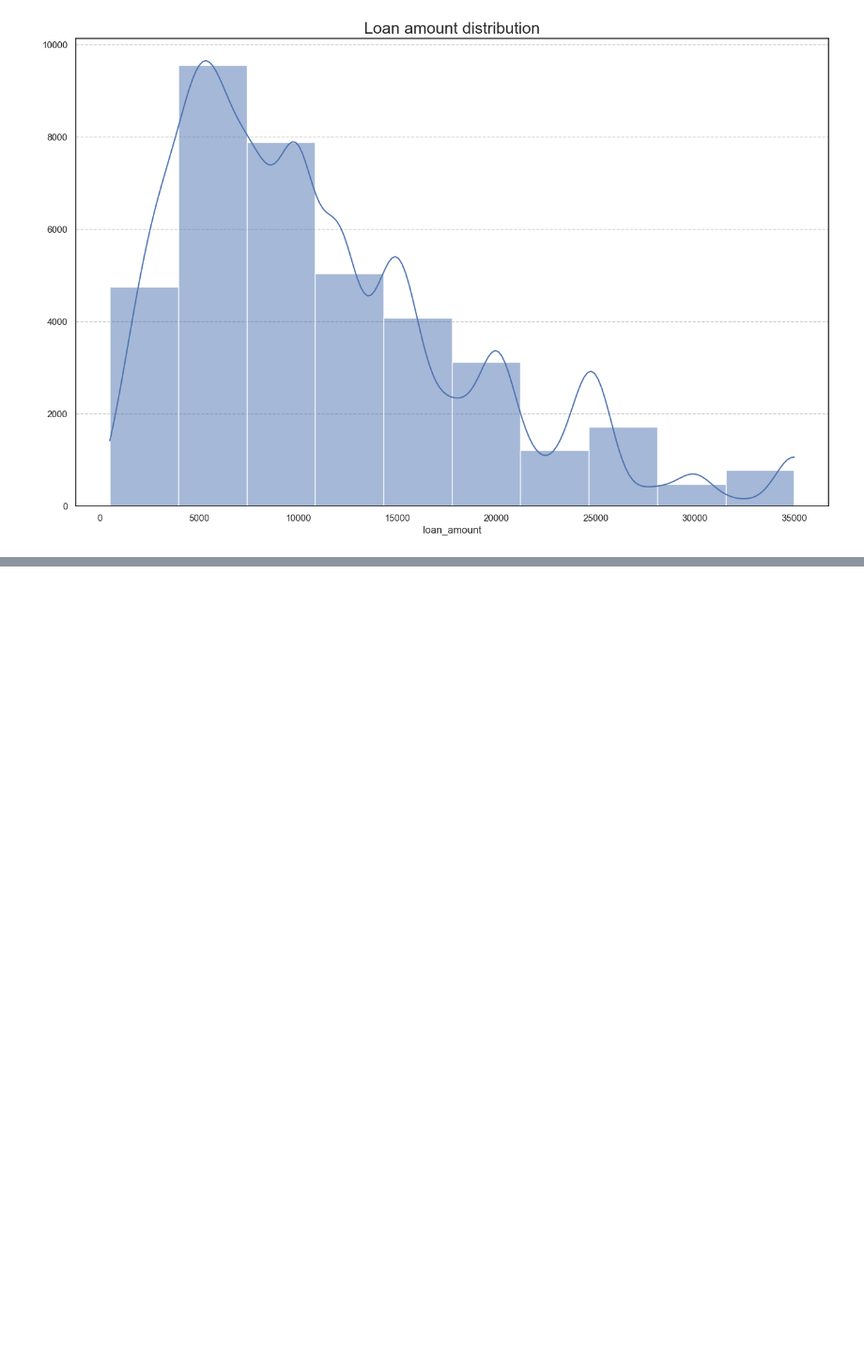
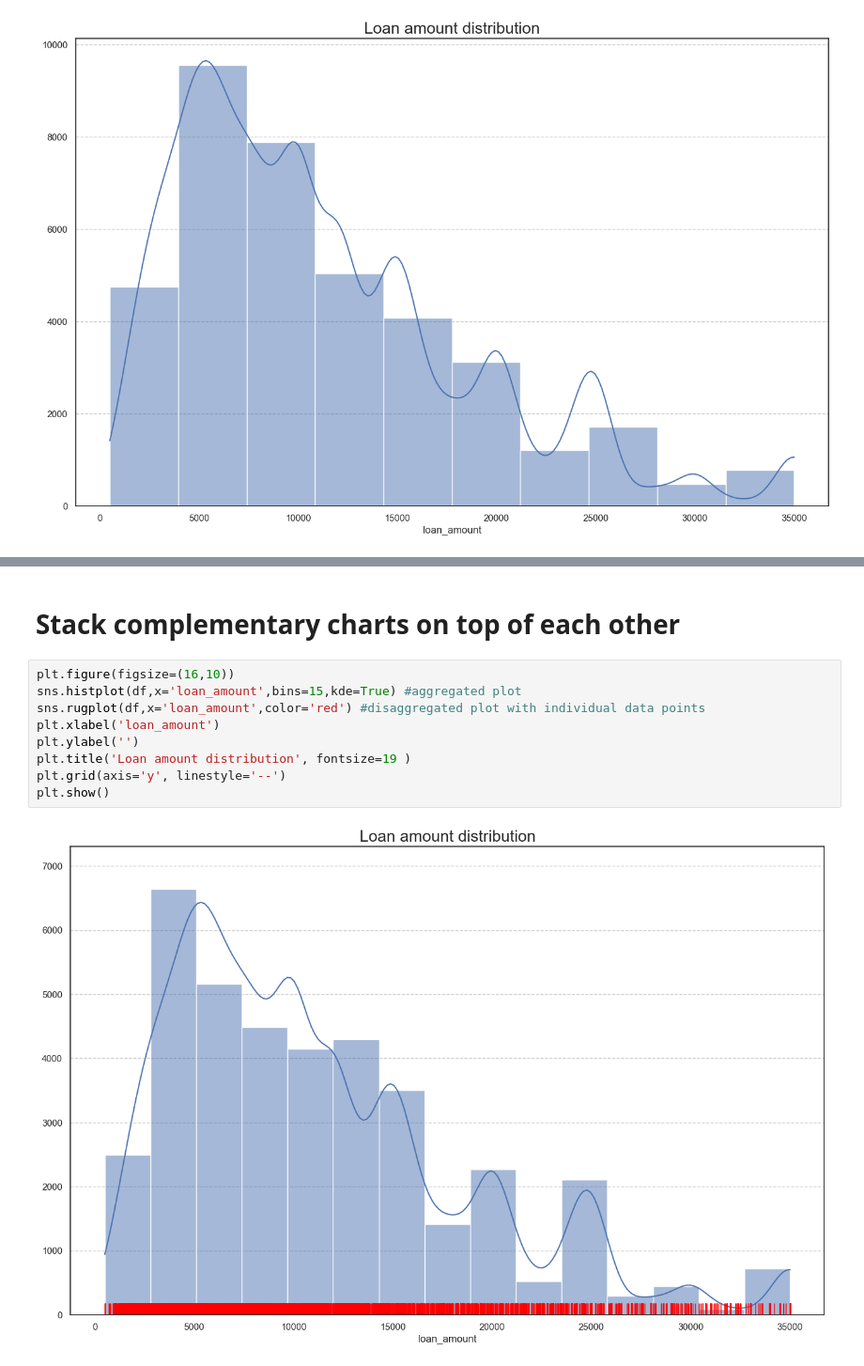
Before and after one commit to kanchanasubramani/Pandas-Matplotlib-Seaborn, a Jupyter notebook: seaborn.ipynb, the cells around one changed output, grey strips where cells are left out. Shown at 94% size. Cells and saved outputs as stored; diff of their text form; blank space fills up the shorter version.

```diff
--- a/seaborn.ipynb
+++ b/seaborn.ipynb
@@ -301,0 +332,13 @@ plt.show()
+# %% [markdown]
+# Stack complementary charts on top of each other
+# %%
+plt.figure(figsize=(16,10))
+sns.histplot(df,x='loan_amount',bins=15,kde=True) #aggregated plot
+sns.rugplot(df,x='loan_amount',color='red') #disaggregated plot with individual data points
+plt.xlabel('loan_amount')
+plt.ylabel('')
+plt.title('Loan amount distribution', fontsize=19 )
+plt.grid(axis='y', linestyle='--')
+plt.show()
+# %% [output]
+[figure, added]
```
Also changed, not shown: parts of 18 cells of this notebook.
